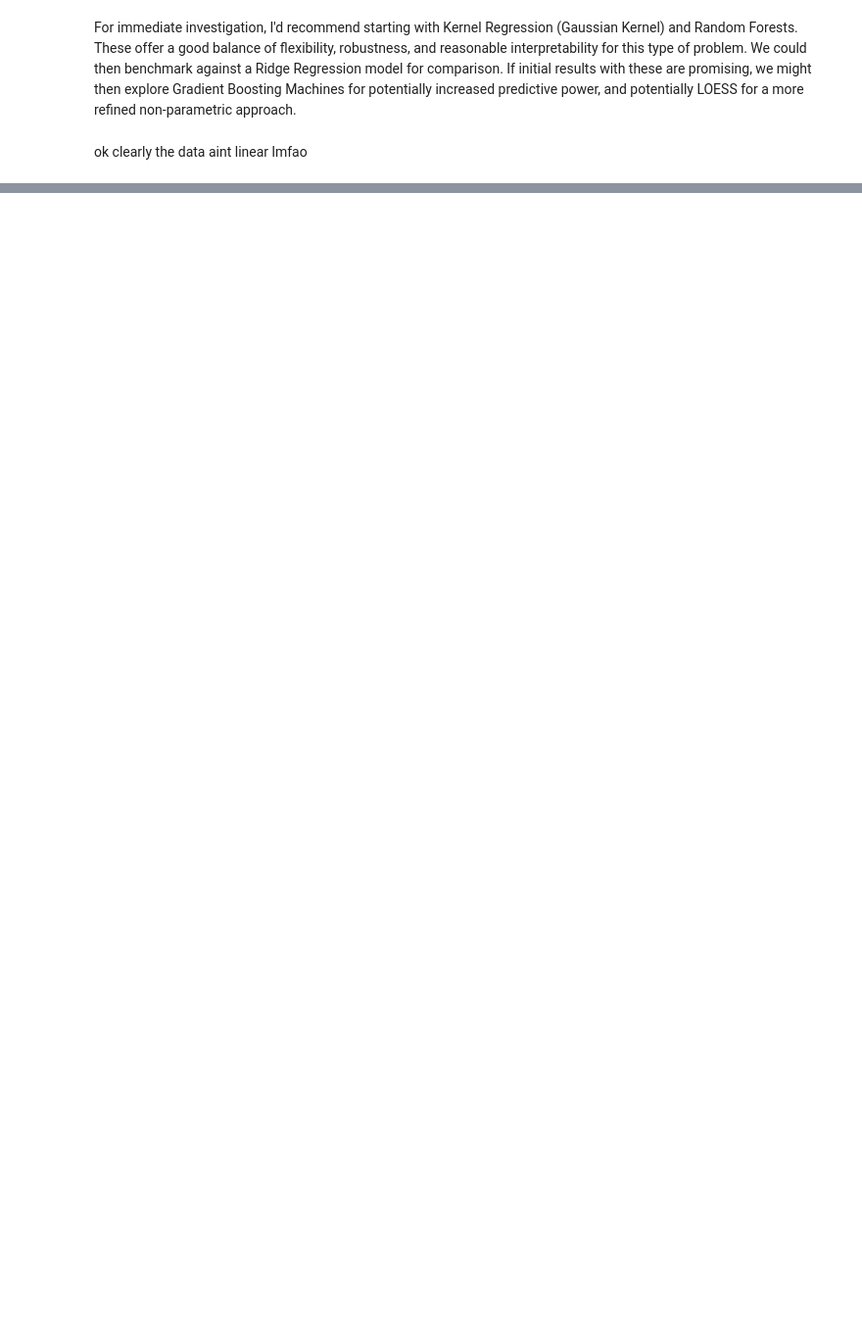
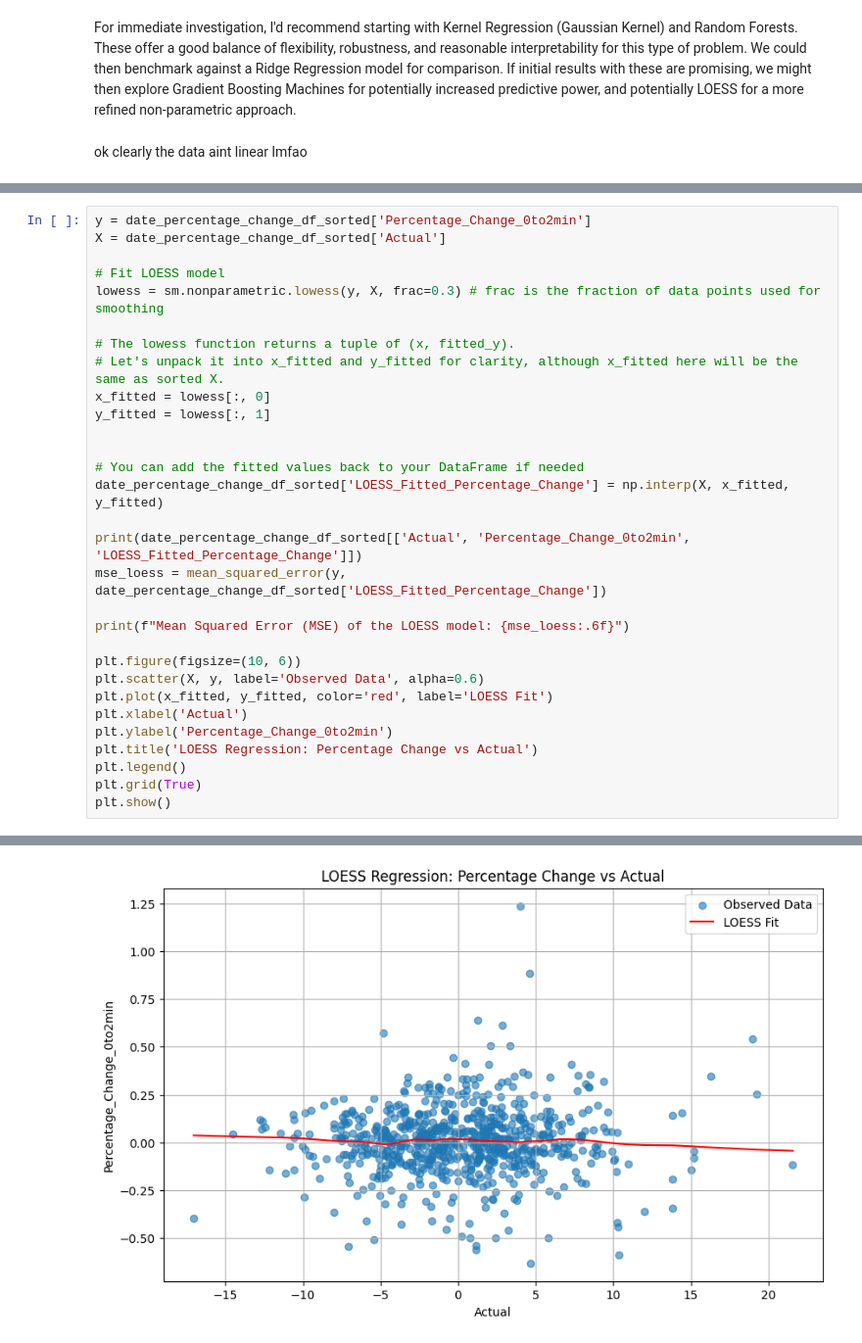
Before and after one commit to Sun-G0D/EIASupplySurprise, a Jupyter notebook: project.ipynb, the cells around one changed output, grey strips where cells are left out. Shown: that part at 98% size. Cells and saved outputs as stored; diff of their text form; blank space fills up the shorter version.

```diff
--- a/project.ipynb
+++ b/project.ipynb
@@ -2258,0 +1857,31 @@ ok clearly the data aint linear lmfao
+# %%
+y = date_percentage_change_df_sorted['Percentage_Change_0to2min']
+X = date_percentage_change_df_sorted['Actual']
+
+# Fit LOESS model
+lowess = sm.nonparametric.lowess(y, X, frac=0.3) # frac is the fraction of data points used for smoothing
+
+# The lowess function returns a tuple of (x, fitted_y).
+# Let's unpack it into x_fitted and y_fitted for clarity, although x_fitted here will be the same as sorted X.
+x_fitted = lowess[:, 0]
+y_fitted = lowess[:, 1]
+
+
+# You can add the fitted values back to your DataFrame if needed
+date_percentage_change_df_sorted['LOESS_Fitted_Percentage_Change'] = np.interp(X, x_fitted, y_fitted)
+
+print(date_percentage_change_df_sorted[['Actual', 'Percentage_Change_0to2min', 'LOESS_Fitted_Percentage_Change']])
+mse_loess = mean_squared_error(y, date_percentage_change_df_sorted['LOESS_Fitted_Percentage_Change'])
+
+print(f"Mean Squared Error (MSE) of the LOESS model: {mse_loess:.6f}")
+
+plt.figure(figsize=(10, 6))
+plt.scatter(X, y, label='Observed Data', alpha=0.6)
+plt.plot(x_fitted, y_fitted, color='red', label='LOESS Fit')
+plt.xlabel('Actual')
+plt.ylabel('Percentage_Change_0to2min')
+plt.title('LOESS Regression: Percentage Change vs Actual')
+plt.legend()
+plt.grid(True)
+plt.show()
+# %% [output]
@@ -2258,0 +1903 @@ ok clearly the data aint linear lmfao
+[figure, added]
```
Also changed, not shown: parts of 38 cells of this notebook.
